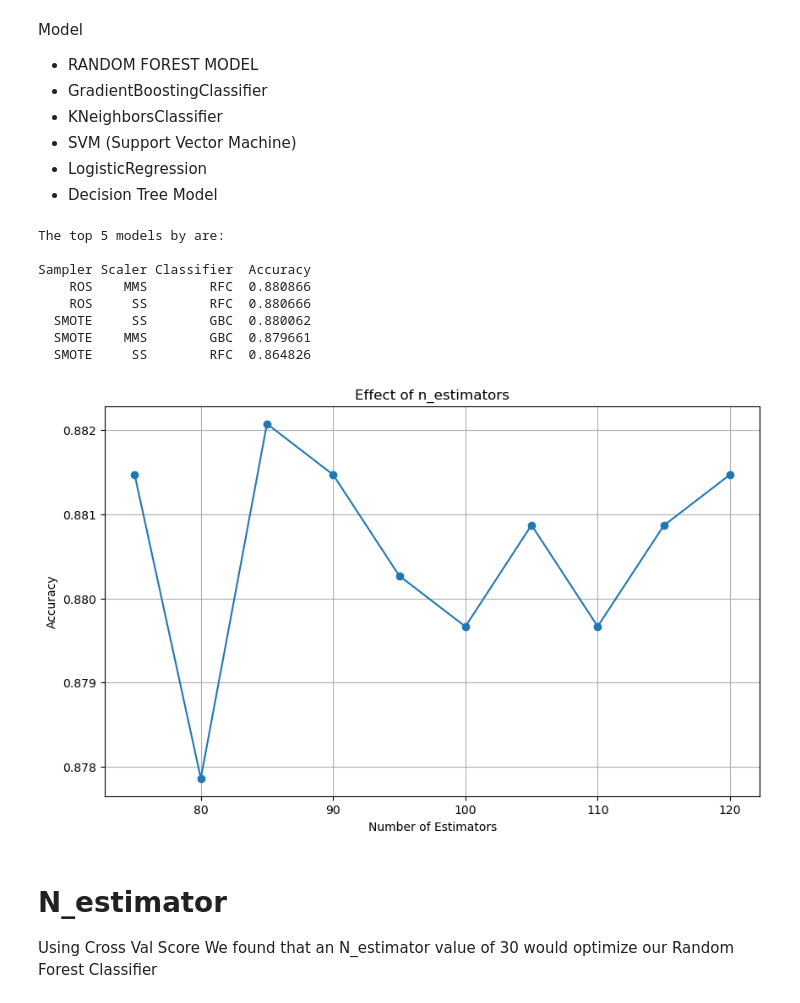
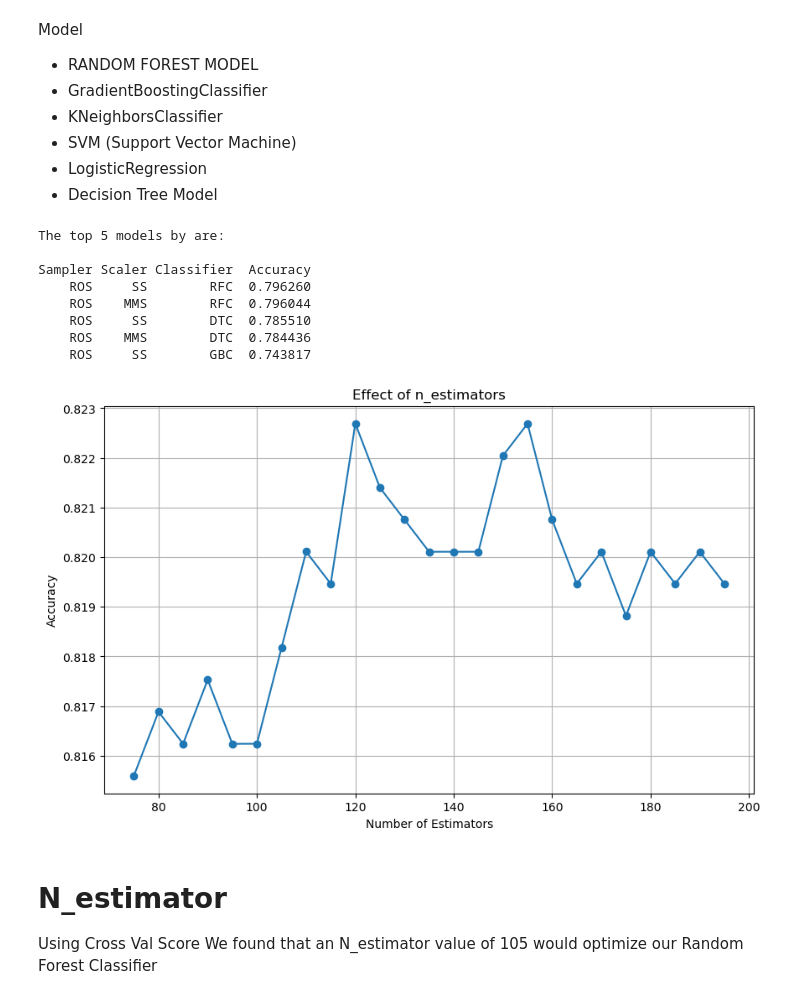
Before and after one commit to ehxewri/Project-2, a Jupyter notebook: Maketing Campaign/Marketing_Campaign.ipynb, the cells around one changed output. Saved outputs shown, nothing was run; the diff lists cells and outputs as text; code cells hidden in the pictures.

```diff
--- a/Maketing Campaign/Marketing_Campaign.ipynb
+++ b/Maketing Campaign/Marketing_Campaign.ipynb
@@ -106,6 +117,8 @@ print (f'{data.shape}\n')
 - data4: Convert dt_customer from date to lenght in months
 - data5: One Hot Encode Marital Status and Education
 - data6: Drop ID and Year Birth
+# %%
+data.drop(['MntWines', 'MntFruits', 'MntMeatProducts', 'MntFishProducts', 'MntSweetProducts', 'MntGoldProds'], axis=1, inplace=True)
 # %%
 # Preprocess = Clean up NA if number of NA in column is less that a percentage of rows
 # this automatically cleans up rows below a threshold and list columns when NA rows exceed the threshold
@@ -286,8 +300,7 @@ model.fit(X, y)
 
 # Get feature importances and create a mask for dropping features
 importances = model.feature_importances_
-features_to_drop = importances < 0.001
-
+features_to_drop = importances < 0.10
 # Drop features from DataFrame
 X_reduced = X.loc[:, ~features_to_drop]
 
@@ -349,7 +362,7 @@ Model
 - LogisticRegression
 - Decision Tree Model
 # %%
-X_train, X_test, y_train, y_test = train_test_split(X, y, test_size=0.25, random_state=42)
+X_train, X_test, y_train, y_test = train_test_split(X, y, test_size=0.30, random_state=42)
 
 # List of classifiers
 classifiers = [
@@ -357,7 +370,7 @@ classifiers = [
     ('GBC', GradientBoostingClassifier(random_state=42)),
     ('KNN', KNeighborsClassifier()),
     ('SVC', SVC(random_state=42)),
-    ('LR', LogisticRegression(max_iter=10000)),
+    ('LR',  LogisticRegression()),
     ('DTC', DecisionTreeClassifier(random_state=42))
 ]
 
@@ -372,7 +385,8 @@ samplers = [
     ('RUS', RandomUnderSampler(random_state=42)),
     ('ROS', RandomOverSampler(random_state=42)),
     ('SMOTE', SMOTE(random_state=42)),
-    ('SMOTEENN', SMOTEENN(random_state=42))
+    ('SMOTEENN', SMOTEENN(random_state=42)),
+    ('ADASYN' , ADASYN(random_state=42))
 ]
 
 # Evaluating each combination of sampler, scaler, and classifier
@@ -394,32 +408,32 @@ print(sorted_results_df.head().to_string(index=False))
 The top 5 models by are:
 
 Sampler Scaler Classifier  Accuracy
-    ROS    MMS        RFC  0.880866
-    ROS     SS        RFC  0.880666
-  SMOTE     SS        GBC  0.880062
-  SMOTE    MMS        GBC  0.879661
-  SMOTE     SS        RFC  0.864826
+    ROS     SS        RFC  0.796260
+    ROS    MMS        RFC  0.796044
+    ROS     SS        DTC  0.785510
+    ROS    MMS        DTC  0.784436
+    ROS     SS        GBC  0.743817
 # %%
 # Using the top model by accuracy score fid the best n_estimator
 scores = []
-estimators_range = range(75, 125, 5)  # From 10 to 300 in steps of 20
+estimators_range = range(75, 200, 5)  # From 10 to 300 in steps of 20
 
 for n in estimators_range:
     model = RandomForestClassifier(n_estimators=n, random_state=42)
     score = cross_val_score(model, X_train, y_train, cv=5, scoring='accuracy')  # 5-fold cross-validation
     scores.append(np.mean(score))
 
 # Plotting the results
 plt.figure(figsize=(10, 6))
 plt.plot(estimators_range, scores, marker='o')
 plt.xlabel('Number of Estimators')
 plt.ylabel('Accuracy')
 plt.title('Effect of n_estimators')
 plt.grid(True)
 plt.show()
 # %% [output]
-[figure, old version]
+[figure, new version]
 # %% [markdown]
 # N_estimator
-Using Cross Val Score We found that an N_estimator value of 30 would optimize our Random Forest Classifier
+Using Cross Val Score We found that an N_estimator value of 105 would optimize our Random Forest Classifier
 # %%
```
Also changed, not shown: parts of 16 cells of this notebook.
